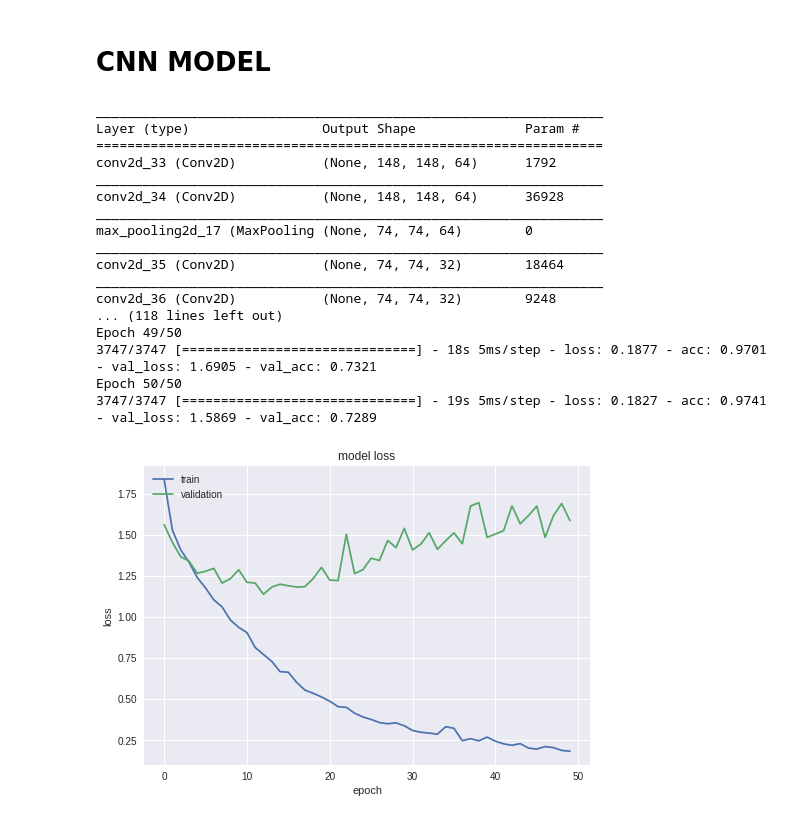
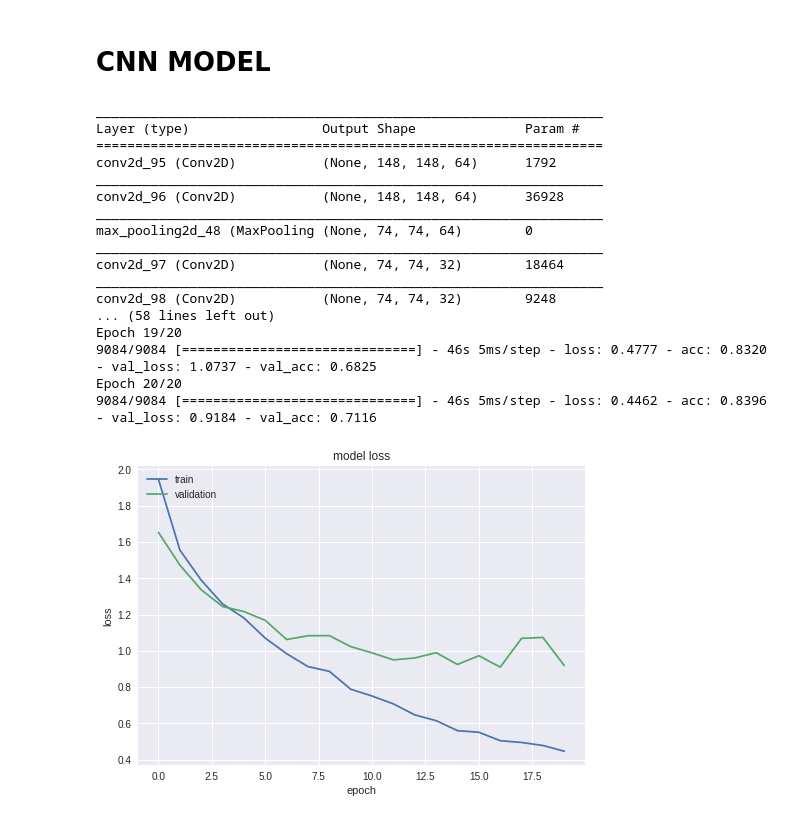
Before and after one commit to HussamCheema/DermCNN, a Jupyter notebook: DermCNN.ipynb, the cells around one changed output. Cells and saved outputs as stored; diff of their text form; code cells hidden in the pictures.

```diff
--- a/DermCNN.ipynb
+++ b/DermCNN.ipynb
@@ -34,7 +35,7 @@ data = []
 labels = []
 # %%
 batch_size = 32
-epochs = 50
+epochs = 20
 # %%
 for folder in range(1,8):
   for image in os.listdir(os.getcwd()+'/DermCNN/'+str(folder)+'/'):
@@ -83,49 +84,49 @@ model.add(MaxPooling2D(pool_size=(2,2),strides=(2,2)))
 model.add(Conv2D(kernel_size=(3,3),filters=32,activation="relu",padding="same"))
 model.add(Conv2D(kernel_size=(3,3),filters=32,activation="relu",padding="same"))
 model.add(MaxPooling2D(pool_size=(2,2),strides=(2,2)))
-model.add(Conv2D(kernel_size=(3,3),filters=16,activation="relu",padding="same",kernel_regularizer=regularizers.l2(0.01)))
-model.add(Conv2D(kernel_size=(3,3),filters=16,activation="relu",padding="same",kernel_regularizer=regularizers.l2(0.01)))
+model.add(Conv2D(kernel_size=(3,3),filters=16,activation="relu",padding="same"))
+model.add(Conv2D(kernel_size=(3,3),filters=16,activation="relu",padding="same"))
 model.add(MaxPooling2D(pool_size=(2,2),strides=(2,2)))
 model.add(Flatten())
 model.add(Dropout(0.65))
 model.add(Dense(100,activation="relu"))
 model.add(Dense(8,activation='softmax'))
 model.summary()
 
 model.compile(loss=keras.losses.categorical_crossentropy,
-              optimizer=keras.optimizers.Adam(lr=0.0003),
+              optimizer=keras.optimizers.Adam(lr=0.0005),
               metrics=['accuracy'])
 
 X = model.fit(data,labels,
           batch_size=batch_size,
           epochs=epochs,
           verbose=1,
           shuffle=True,
           validation_split=0.2)
 
 plt.plot(X.history['loss'])
 plt.plot(X.history['val_loss'])
 plt.title('model loss')
 plt.ylabel('loss')
 plt.xlabel('epoch')
 plt.legend(['train', 'validation'], loc='upper left')
 plt.show()
 # %% [output]
 _________________________________________________________________
 Layer (type)                 Output Shape              Param #
 =================================================================
-conv2d_33 (Conv2D)           (None, 148, 148, 64)      1792
+conv2d_95 (Conv2D)           (None, 148, 148, 64)      1792
 _________________________________________________________________
-conv2d_34 (Conv2D)           (None, 148, 148, 64)      36928
+conv2d_96 (Conv2D)           (None, 148, 148, 64)      36928
 _________________________________________________________________
-max_pooling2d_17 (MaxPooling (None, 74, 74, 64)        0
+max_pooling2d_48 (MaxPooling (None, 74, 74, 64)        0
 _________________________________________________________________
-conv2d_35 (Conv2D)           (None, 74, 74, 32)        18464
+conv2d_97 (Conv2D)           (None, 74, 74, 32)        18464
 _________________________________________________________________
-conv2d_36 (Conv2D)           (None, 74, 74, 32)        9248
-... (118 lines left out)
-Epoch 49/50
-3747/3747 [==============================] - 18s 5ms/step - loss: 0.1877 - acc: 0.9701 - val_loss: 1.6905 - val_acc: 0.7321
-Epoch 50/50
-3747/3747 [==============================] - 19s 5ms/step - loss: 0.1827 - acc: 0.9741 - val_loss: 1.5869 - val_acc: 0.7289
+conv2d_98 (Conv2D)           (None, 74, 74, 32)        9248
+... (58 lines left out)
+Epoch 19/20
+9084/9084 [==============================] - 46s 5ms/step - loss: 0.4777 - acc: 0.8320 - val_loss: 1.0737 - val_acc: 0.6825
+Epoch 20/20
+9084/9084 [==============================] - 46s 5ms/step - loss: 0.4462 - acc: 0.8396 - val_loss: 0.9184 - val_acc: 0.7116
-[figure, old version]
+[figure, new version]
```
Also changed, not shown: parts of 4 cells of this notebook.
